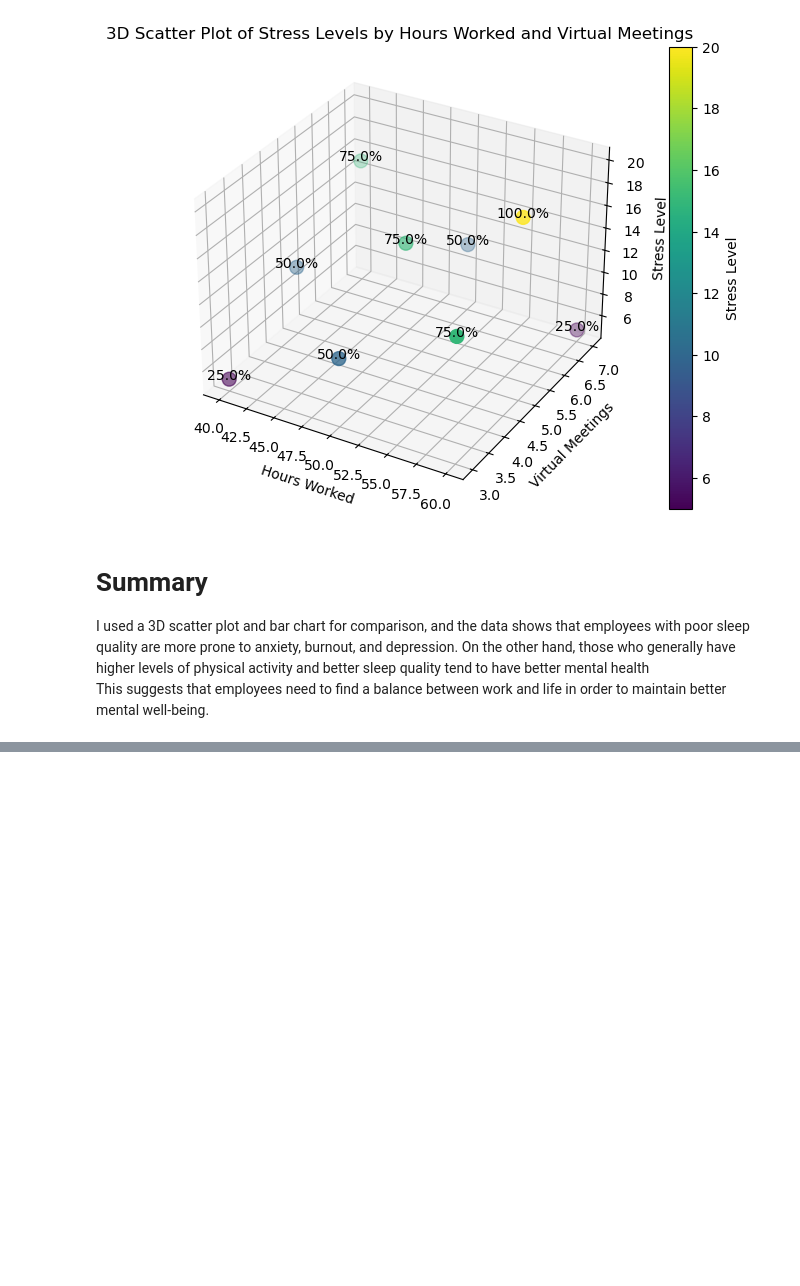
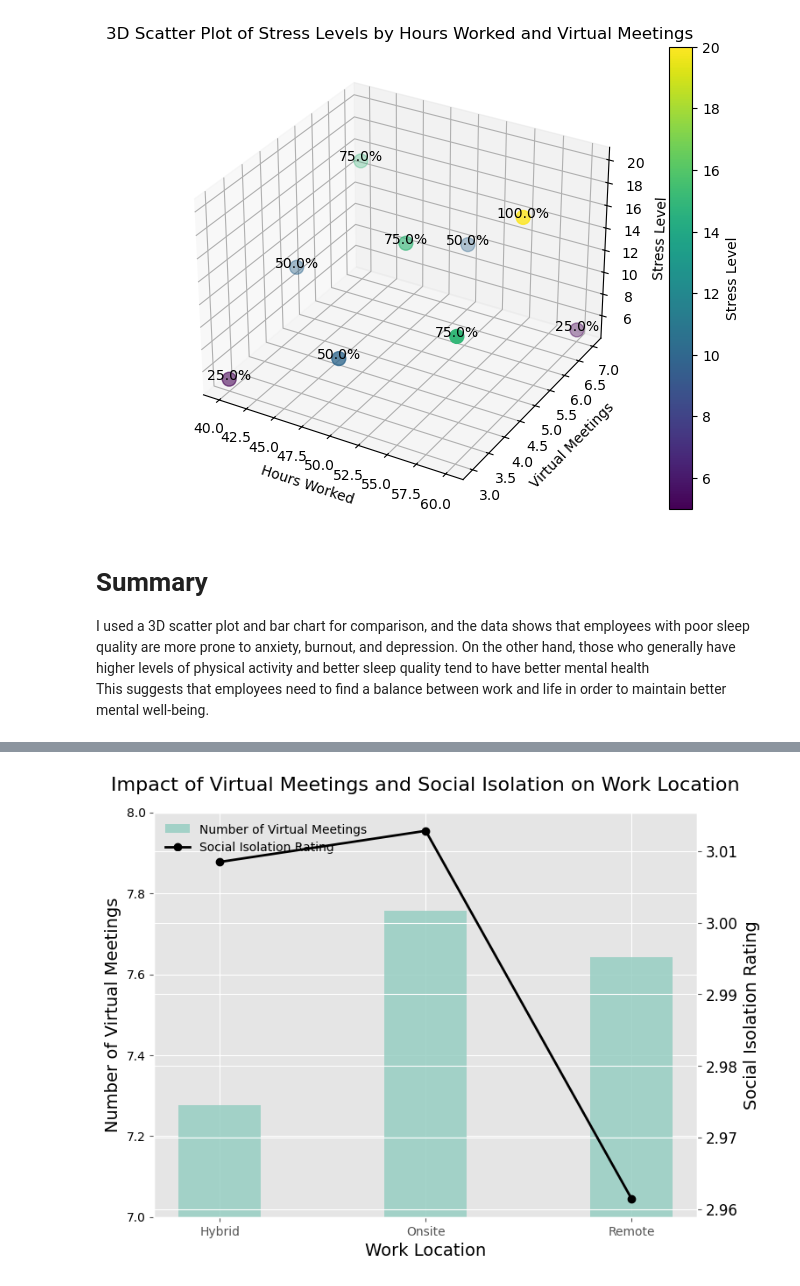
Before and after one commit to faiyted/Project3, a Jupyter notebook: dataset.ipynb, the cells around one changed output, grey strips where cells are left out. Saved outputs shown, nothing was run; the diff lists cells and outputs as text; code cells hidden in the pictures; blank space fills up the shorter version.

```diff
--- a/dataset.ipynb
+++ b/dataset.ipynb
@@ -701,0 +827,48 @@ This suggests that employees need to find a balance between work and life in ord
+# %%
+%matplotlib inline
+import pandas as pd
+import matplotlib.pyplot as plt
+import matplotlib
+
+# Load data
+file_path = 'Impact_of_Remote_Work_on_Mental_Health.csv'
+data = pd.read_csv(file_path)
+
+# Calculate mean values grouped by work location
+grouped_data = data.groupby('Work_Location')[['Number_of_Virtual_Meetings', 'Social_Isolation_Rating']].mean()
+
+# Specify colors
+specified_colors = ['#91CCC0']  # Three specified colors
+
+# Create dual-axis plot
+fig, ax1 = plt.subplots(figsize=(8, 6))
+
+# Plot the number of virtual meetings as bars
+ax1.set_xlabel('Work Location', fontsize=14, color='black')
+ax1.set_ylabel('Number of Virtual Meetings', color='black', fontsize=14)
+
+# Use specified colors to draw the bars
+bars = ax1.bar(grouped_data.index, grouped_data['Number_of_Virtual_Meetings'], color=specified_colors, alpha=0.8, width=0.4, label='Number of Virtual Meetings')
+ax1.tick_params(axis='y', labelcolor='black')
+
+# Set the range for the left y-axis
+ax1.set_ylim(7, 8)
+
+# Create a second y-axis
+ax2 = ax1.twinx()
+ax2.set_ylabel('Social Isolation Rating', color='black', fontsize=14)
+line = ax2.plot(grouped_data.index, grouped_data['Social_Isolation_Rating'], color='black', marker='o', label='Social Isolation Rating', linewidth=2)
+ax2.tick_params(axis='y', labelcolor='black')
+
+# Add title and set font size
+plt.title('Impact of Virtual Meetings and Social Isolation on Work Location', fontsize=16, color='black', pad=18)
+plt.xticks(fontsize=12, color='black')
+plt.yticks(fontsize=12, color='black')
+
+plt.savefig('Impact of Virtual Meetings and Social Isolation on Work Location.png', dpi=300, bbox_inches='tight', format='png')
+lines, labels = ax1.get_legend_handles_labels()
+lines2, labels2 = ax2.get_legend_handles_labels()
+ax1.legend(lines + lines2, labels + labels2, loc='upper left', fontsize=10, frameon=False)
+plt.show()
+# %% [output]
+[figure, added]
```
Also changed, not shown: parts of 4 cells of this notebook.
